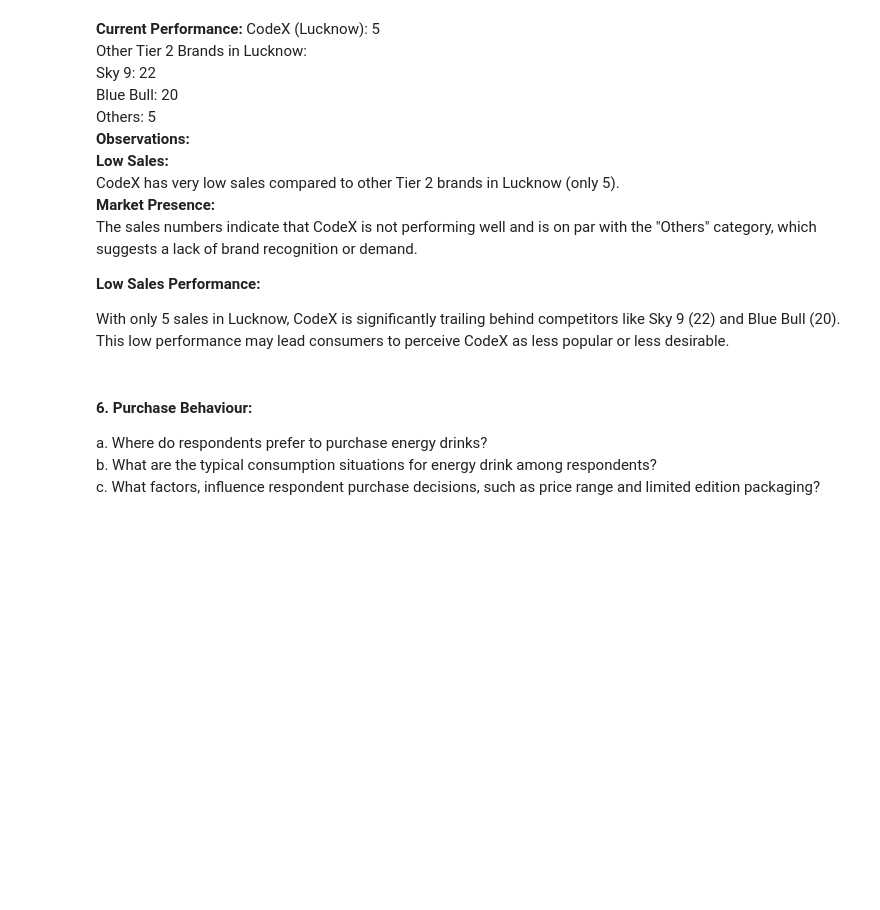
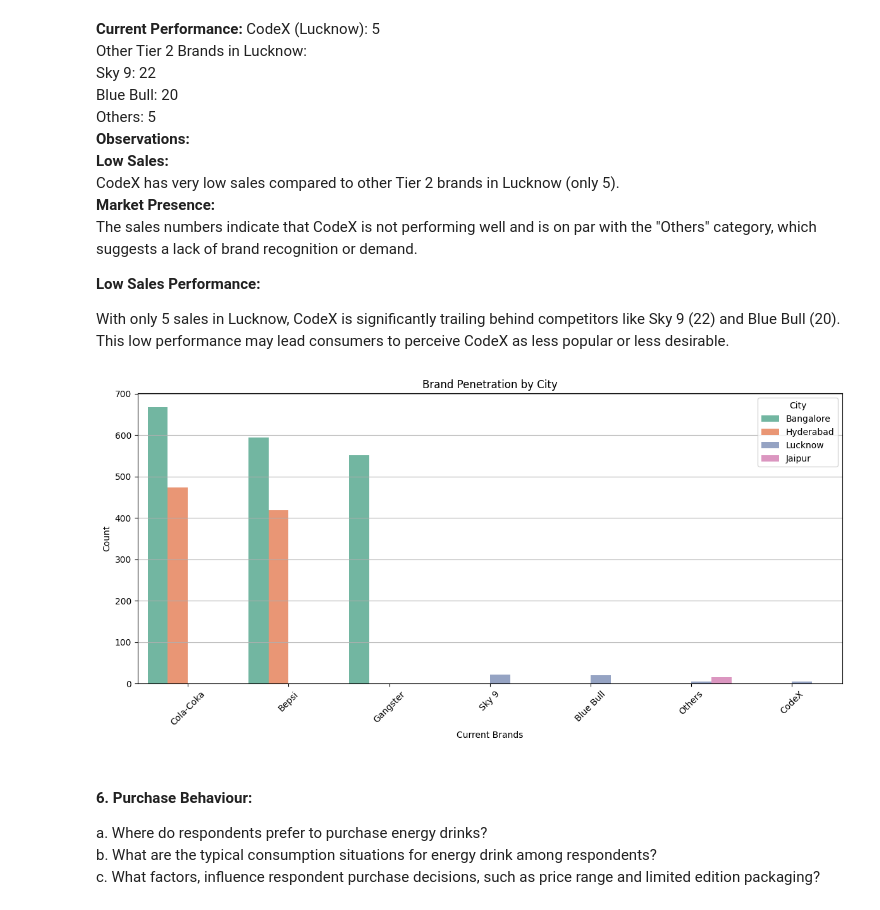
Before and after one commit to ambreenraheem/mycomplete_resume_project, a Jupyter notebook: mycomplete_data_analysis.ipynb, the cells around one changed output. Saved outputs shown, nothing was run; the diff lists cells and outputs as text; code cells hidden in the pictures; blank space fills up the shorter version.

```diff
--- a/mycomplete_data_analysis.ipynb
+++ b/mycomplete_data_analysis.ipynb
@@ -701,6 +724,32 @@ The sales numbers indicate that CodeX is not performing well and is on par with
 **Low Sales Performance:**
 
 With only 5 sales in Lucknow, CodeX is significantly trailing behind competitors like Sky 9 (22) and Blue Bull (20). This low performance may lead consumers to perceive CodeX as less popular or less desirable.
+# %%
+# Sample data creation (you should replace this with your actual DataFrame)
+data = {
+    'Tier': ['Tier 1', 'Tier 1', 'Tier 1', 'Tier 1', 'Tier 1', 'Tier 2', 'Tier 2', 'Tier 2', 'Tier 2', 'Tier 2'],
+    'Current_brands': ['Cola-Coka', 'Bepsi', 'Gangster', 'Cola-Coka', 'Bepsi', 'Sky 9', 'Blue Bull', 'Others', 'CodeX', 'Others'],
+    'City': ['Bangalore', 'Bangalore', 'Bangalore', 'Hyderabad', 'Hyderabad', 'Lucknow', 'Lucknow', 'Jaipur', 'Lucknow', 'Lucknow'],
+    'Count': [667, 594, 552, 474, 419, 22, 20, 15, 5, 5]
+}
+
+df = pd.DataFrame(data)
+
+# Plotting
+plt.figure(figsize=(12, 6))
+sns.barplot(data=df, x='Current_brands', y='Count', hue='City', palette='Set2')
+plt.title('Brand Penetration by City')
+plt.xlabel('Current Brands')
+plt.ylabel('Count')
+plt.xticks(rotation=45)
+plt.legend(title='City')
+plt.grid(axis='y')
+
+# Show the plot
+plt.tight_layout()
+plt.show()
+# %% [output]
+[figure, added]
 # %% [markdown]
 #### 6. Purchase Behaviour:
 a. Where do respondents prefer to purchase energy drinks?\
```
Also changed, not shown: parts of 12 cells of this notebook, 7 other files.
